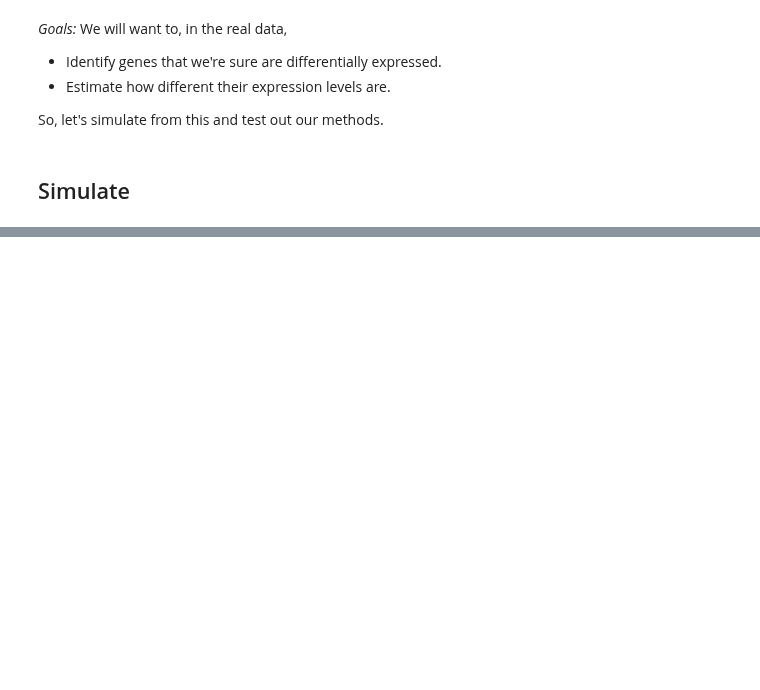
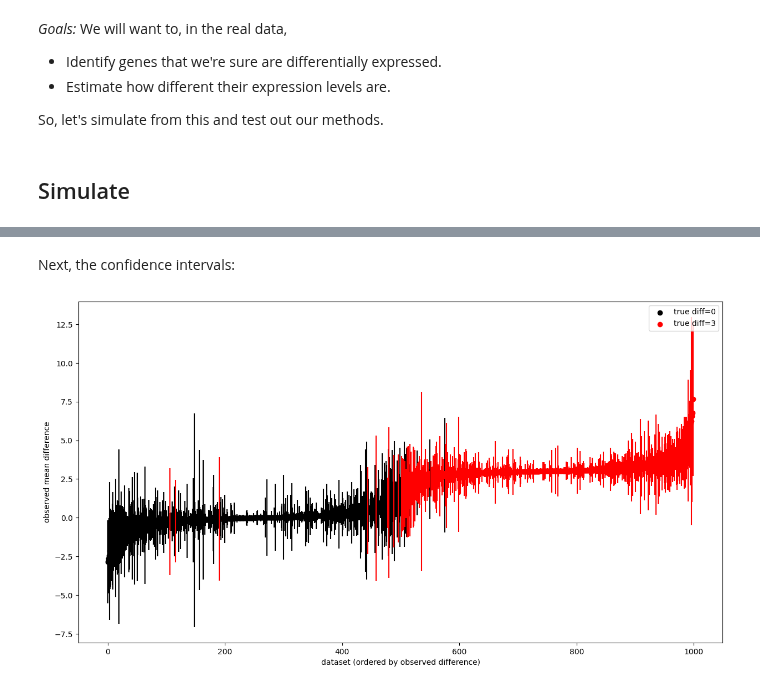
Before and after one commit to UOdsci/dsci345, a Jupyter notebook: class_material/slides/Week_05_Power.ipynb, the cells around one changed output, grey strips where cells are left out. Cells and saved outputs as stored; diff of their text form; code cells hidden in the pictures; blank space fills up the shorter version.

```diff
--- a/class_material/slides/Week_05_Power.ipynb
+++ b/class_material/slides/Week_05_Power.ipynb
@@ -86,0 +91,23 @@ So, how will we do this?
+# %% [markdown]
+Next, the confidence intervals:
+# %%
+from scipy.stats import t
+t_star = t.ppf(.975, df=num_samples - 2)
+
+lower_ci = mean_X - t_star * sd_X / np.sqrt(num_samples)
+upper_ci = mean_X + t_star * sd_X / np.sqrt(num_samples)
+# put plot in order by observed mean diff
+m_ord = np.argsort(np.argsort(mean_X))
+
+fig, ax = plt.subplots()
+ax.set_xlabel("dataset (ordered by observed difference)")
+ax.set_ylabel("observed mean difference")
+for Mval, col in [(0, 'black'), (3, 'red')]:
+    ut = (M == Mval)
+    lc = LineCollection([[(m, li), (m, ui)] for m, li, ui in zip(m_ord[ut], lower_ci[ut], upper_ci[ut])], color=col)
+    ax.add_collection(lc)
+    ax.scatter(m_ord[ut], mean_X[ut], c=col, label=f'true diff={Mval}')
+
+ax.legend();
+# %% [output]
+[figure, added]
```
Also changed, not shown: parts of 8 cells of this notebook, 3 other files.
